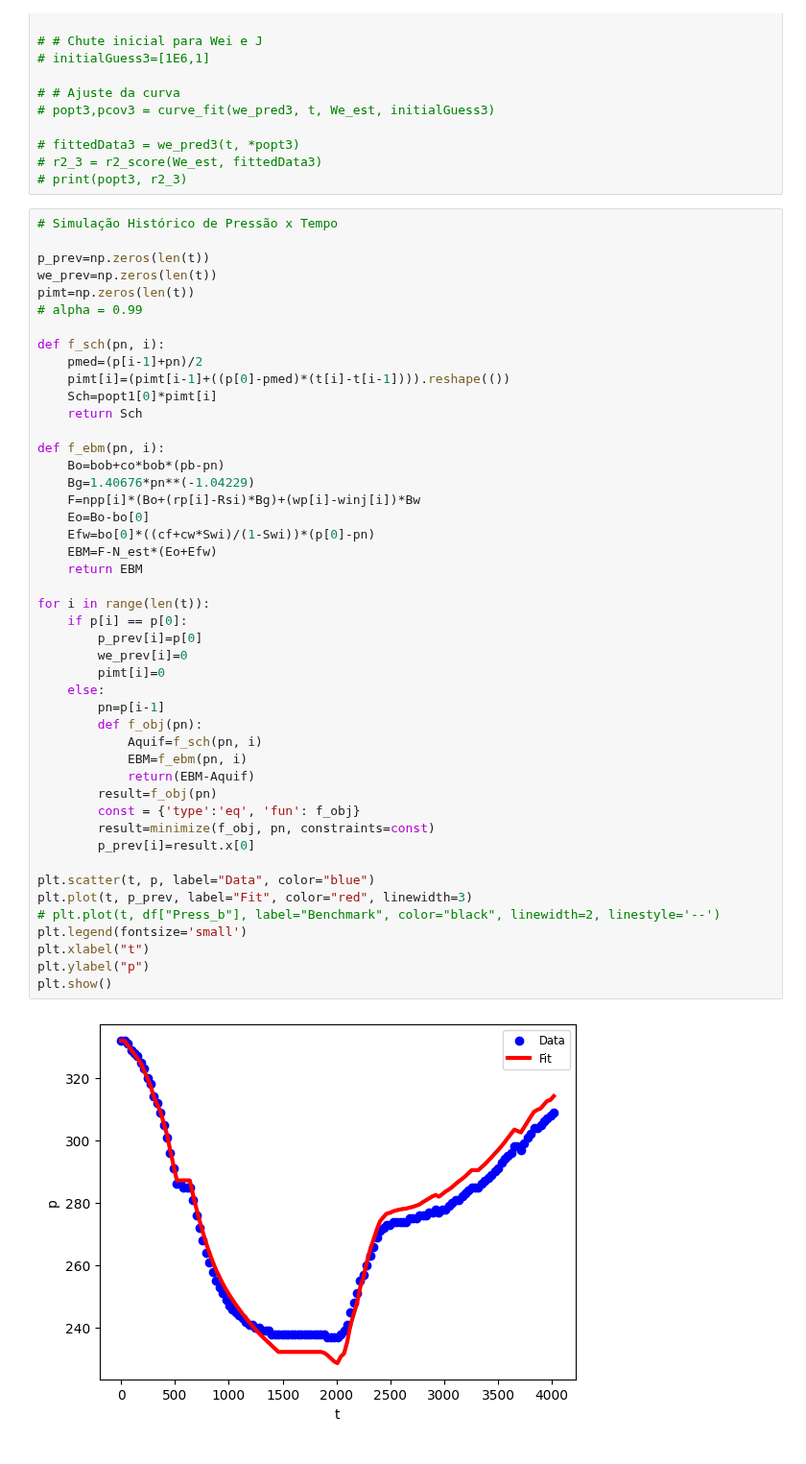
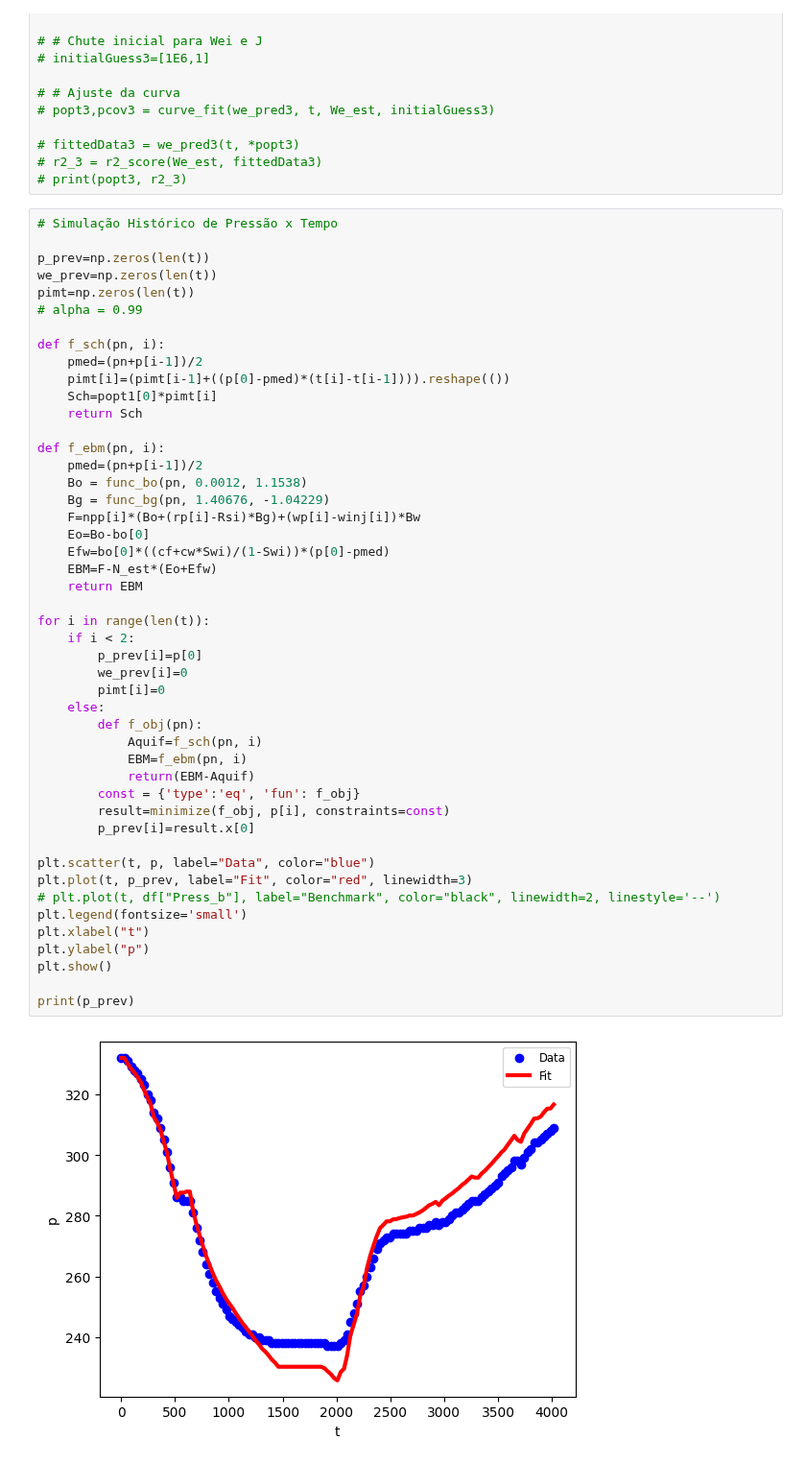
Before and after one commit to marcelogarret/projeto_mestrado, a Jupyter notebook: EBM_FIT_UNISIM_M.ipynb, the cells around one changed output. Shown at 96% size. Saved outputs shown, nothing was run; the diff lists cells and outputs as text.

```diff
--- a/EBM_FIT_UNISIM_M.ipynb
+++ b/EBM_FIT_UNISIM_M.ipynb
@@ -320,42 +320,43 @@ pimt=np.zeros(len(t))
 # alpha = 0.99
 
 def f_sch(pn, i):
-    pmed=(p[i-1]+pn)/2
+    pmed=(pn+p[i-1])/2
     pimt[i]=(pimt[i-1]+((p[0]-pmed)*(t[i]-t[i-1]))).reshape(())
     Sch=popt1[0]*pimt[i]
     return Sch
 
 def f_ebm(pn, i):
-    Bo=bob+co*bob*(pb-pn)
-    Bg=1.40676*pn**(-1.04229)
+    pmed=(pn+p[i-1])/2
+    Bo = func_bo(pn, 0.0012, 1.1538)
+    Bg = func_bg(pn, 1.40676, -1.04229)
     F=npp[i]*(Bo+(rp[i]-Rsi)*Bg)+(wp[i]-winj[i])*Bw
     Eo=Bo-bo[0]
-    Efw=bo[0]*((cf+cw*Swi)/(1-Swi))*(p[0]-pn)
+    Efw=bo[0]*((cf+cw*Swi)/(1-Swi))*(p[0]-pmed)
     EBM=F-N_est*(Eo+Efw)
     return EBM
 
 for i in range(len(t)):
-    if p[i] == p[0]:
+    if i < 2:
         p_prev[i]=p[0]
         we_prev[i]=0
         pimt[i]=0
     else:
-        pn=p[i-1]
         def f_obj(pn):
             Aquif=f_sch(pn, i)
             EBM=f_ebm(pn, i)
             return(EBM-Aquif)
-        result=f_obj(pn)
         const = {'type':'eq', 'fun': f_obj}
-        result=minimize(f_obj, pn, constraints=const)
+        result=minimize(f_obj, p[i], constraints=const)
         p_prev[i]=result.x[0]
 
 plt.scatter(t, p, label="Data", color="blue")
 plt.plot(t, p_prev, label="Fit", color="red", linewidth=3)
 # plt.plot(t, df["Press_b"], label="Benchmark", color="black", linewidth=2, linestyle='--')
 plt.legend(fontsize='small')
 plt.xlabel("t")
 plt.ylabel("p")
 plt.show()
+
+print(p_prev)
 # %% [output]
-[figure, old version]
+[figure, new version]
```
Also changed, not shown: parts of 1 cell of this notebook.
